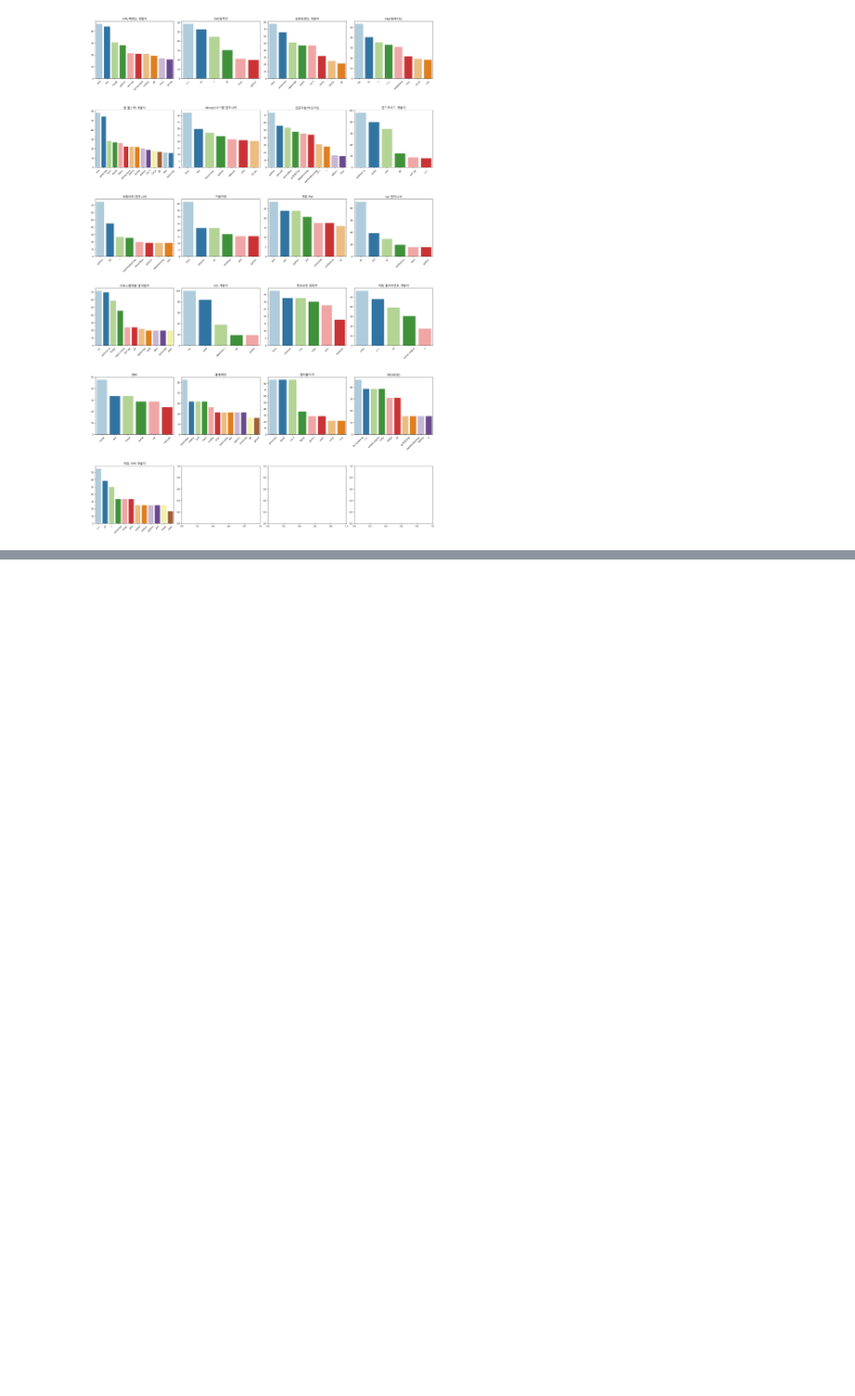
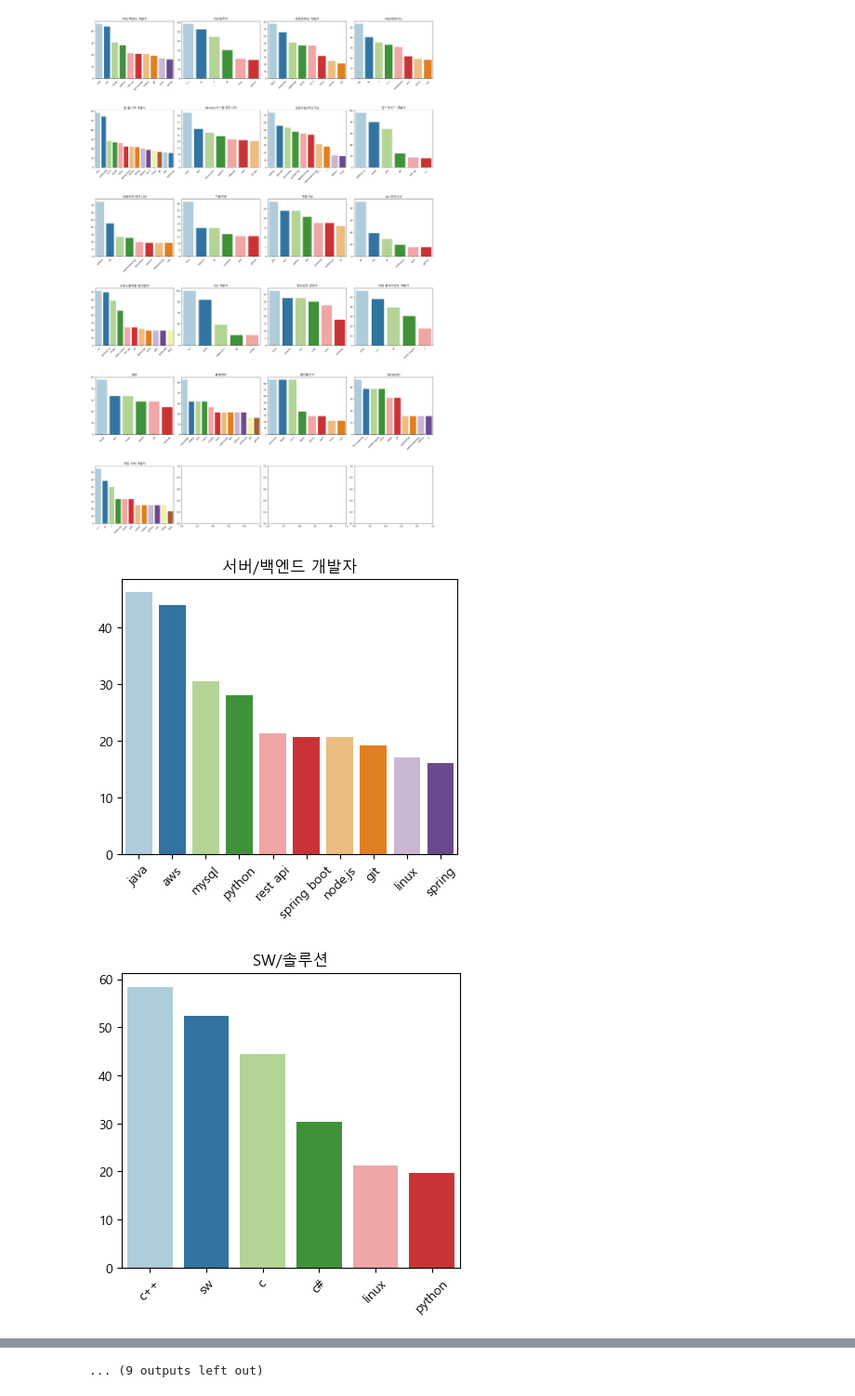
Before and after one commit to k4west/SeSAC, a Jupyter notebook: Visualization/job_data/statistics.ipynb, the cells around one changed output, grey strips where cells are left out. Shown at 93% size. Cells and saved outputs as stored; diff of their text form; code cells hidden in the pictures; blank space fills up the shorter version.

```diff
--- a/Visualization/job_data/statistics.ipynb
+++ b/Visualization/job_data/statistics.ipynb
@@ -1,6 +1,6 @@
 # %%
 import pandas as pd
-position_statistics = pd.read_csv("../data/position_statistics.csv")
+position_statistics = pd.read_csv("position_statistics.csv")
 # %%
 position_statistics.head()
 # %% [output]
@@ -113,3 +113,25 @@ warnings.filterwarnings(action='default')
 plt.tight_layout(pad=0.4, w_pad=0.5, h_pad=5.0)
 # %% [output]
 [figure]
+# %%
+import warnings
+warnings.filterwarnings(action='ignore')
+
+import os
+import seaborn as sns
+import matplotlib.pyplot as plt
+
+os.makedirs("./bar_chart", exist_ok=True)
+
+for index in range(len(data)):
+    fig, ax = plt.subplots(figsize=(4, 4))
+    bar_data = {stack: ratio for stack, ratio in data.techStacksTopN[index].items() if ratio > 15}
+    sns.barplot(bar_data, ax=ax, palette='Paired').set(title=f'{data.jobCategories[index]}')
+    ax.set_xticklabels(list(bar_data.keys()), rotation=45)
+    plt.tight_layout(pad=0.4, w_pad=0.5, h_pad=5.0)
+    plt.savefig(f'./bar_chart/{data.jobCategories[index].replace('/', '_')}.png')
+
+warnings.filterwarnings(action='default')
+# %% [output]
+[figure, added]
+[figure, added]
@@ -115,0 +148 @@ plt.tight_layout(pad=0.4, w_pad=0.5, h_pad=5.0)
+... (9 outputs left out)
```
Also changed, not shown: parts of 1 cell of this notebook, 50 other files.
